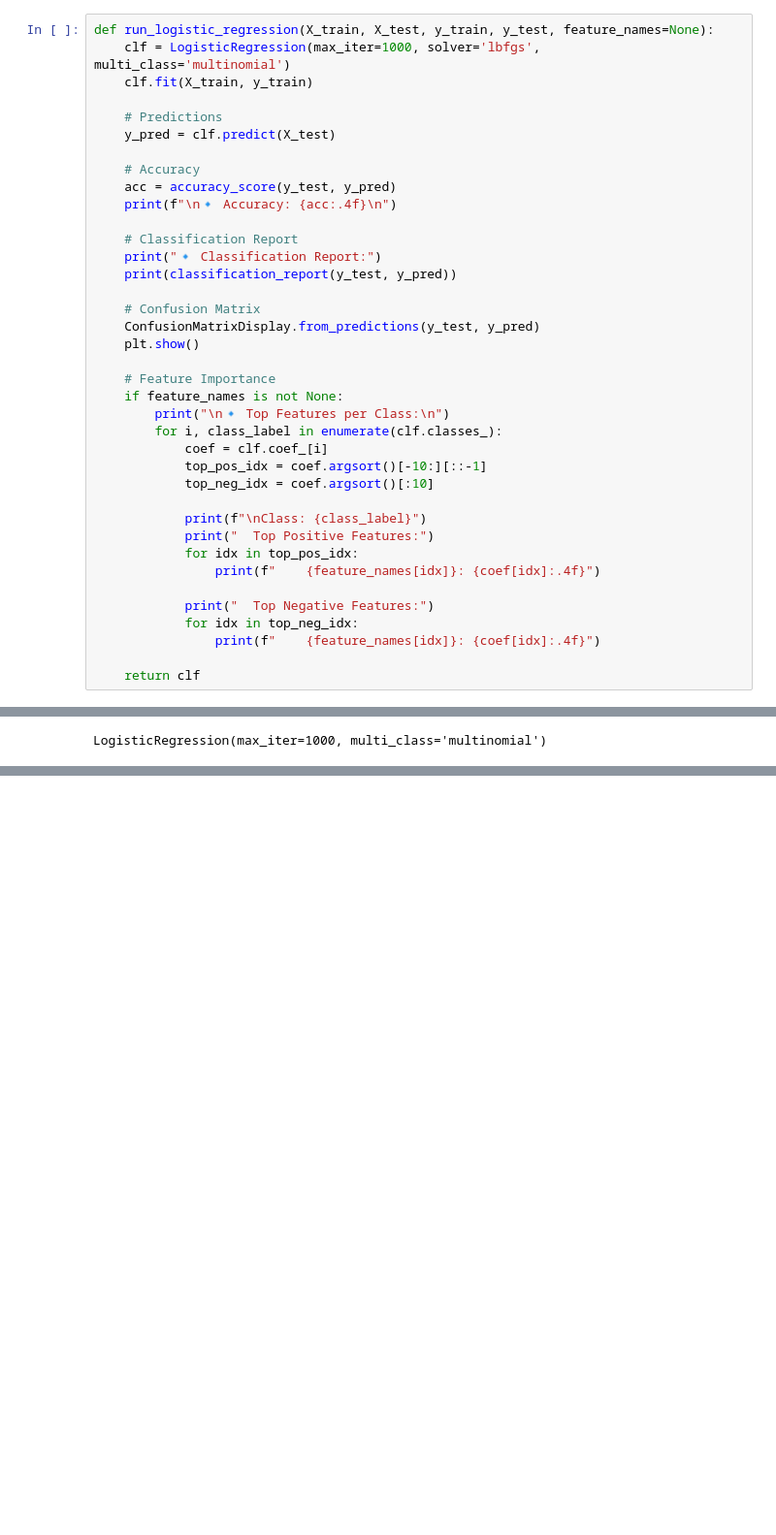
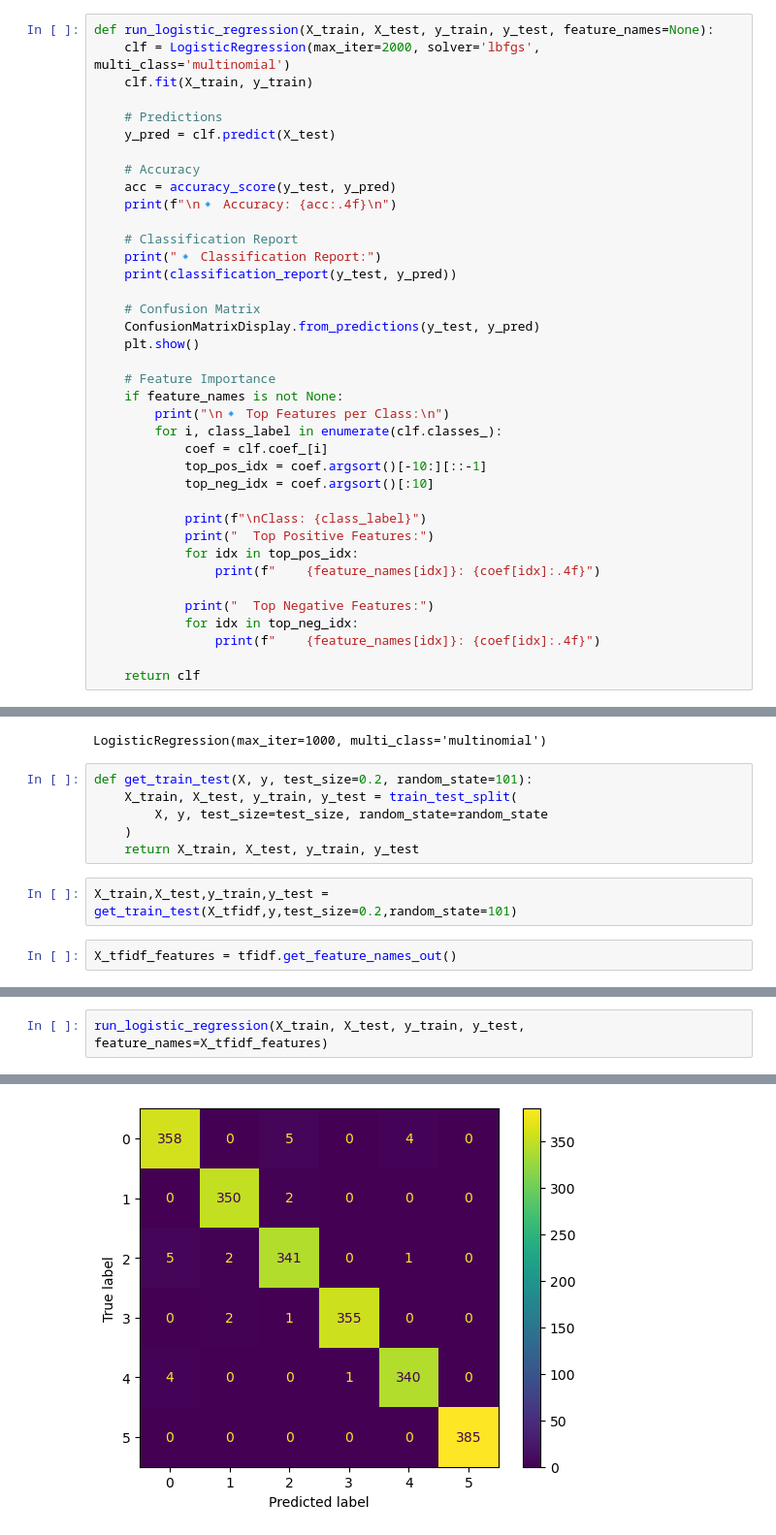
Before and after one commit to Nandita29534/Email_Classifier_repo, a Jupyter notebook: Baseline.ipynb, the cells around one changed output, grey strips where cells are left out. Shown at 97% size. Saved outputs shown, nothing was run; the diff lists cells and outputs as text; blank space fills up the shorter version.

```diff
--- a/Baseline.ipynb
+++ b/Baseline.ipynb
@@ -210,7 +223,7 @@ y = train_df['category_id']
 X_train, X_test, y_train, y_test = train_test_split(X_input,y, test_size=0.2, random_state=101)
 # %%
 def run_logistic_regression(X_train, X_test, y_train, y_test, feature_names=None):
-    clf = LogisticRegression(max_iter=1000, solver='lbfgs', multi_class='multinomial')
+    clf = LogisticRegression(max_iter=2000, solver='lbfgs', multi_class='multinomial')
     clf.fit(X_train, y_train)
 
     # Predictions
@@ -315,3 +328,13 @@ Class: 0
     body_avg_word_len: -0.5997
     subject_%_count: -0.5875
 LogisticRegression(max_iter=1000, multi_class='multinomial')
+# %%
+def get_train_test(X, y, test_size=0.2, random_state=101):
+    X_train, X_test, y_train, y_test = train_test_split(
+        X, y, test_size=test_size, random_state=random_state
+    )
+    return X_train, X_test, y_train, y_test
+# %%
+X_train,X_test,y_train,y_test = get_train_test(X_tfidf,y,test_size=0.2,random_state=101)
+# %%
+X_tfidf_features = tfidf.get_feature_names_out()
@@ -317,0 +345,3 @@ LogisticRegression(max_iter=1000, multi_class='multinomial')
+# %%
+run_logistic_regression(X_train, X_test, y_train, y_test, feature_names=X_tfidf_features)
+# %% [output]
@@ -317,0 +363 @@ LogisticRegression(max_iter=1000, multi_class='multinomial')
+[figure, added]
```
Also changed, not shown: parts of 24 cells of this notebook.
